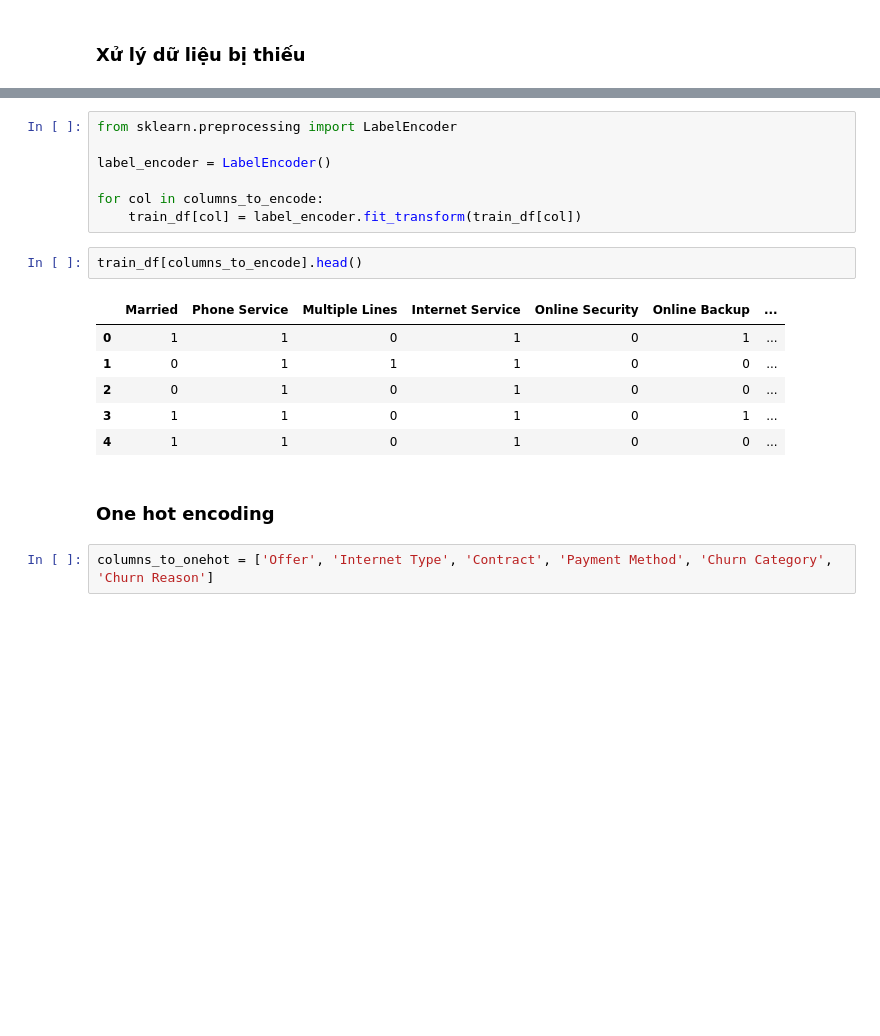
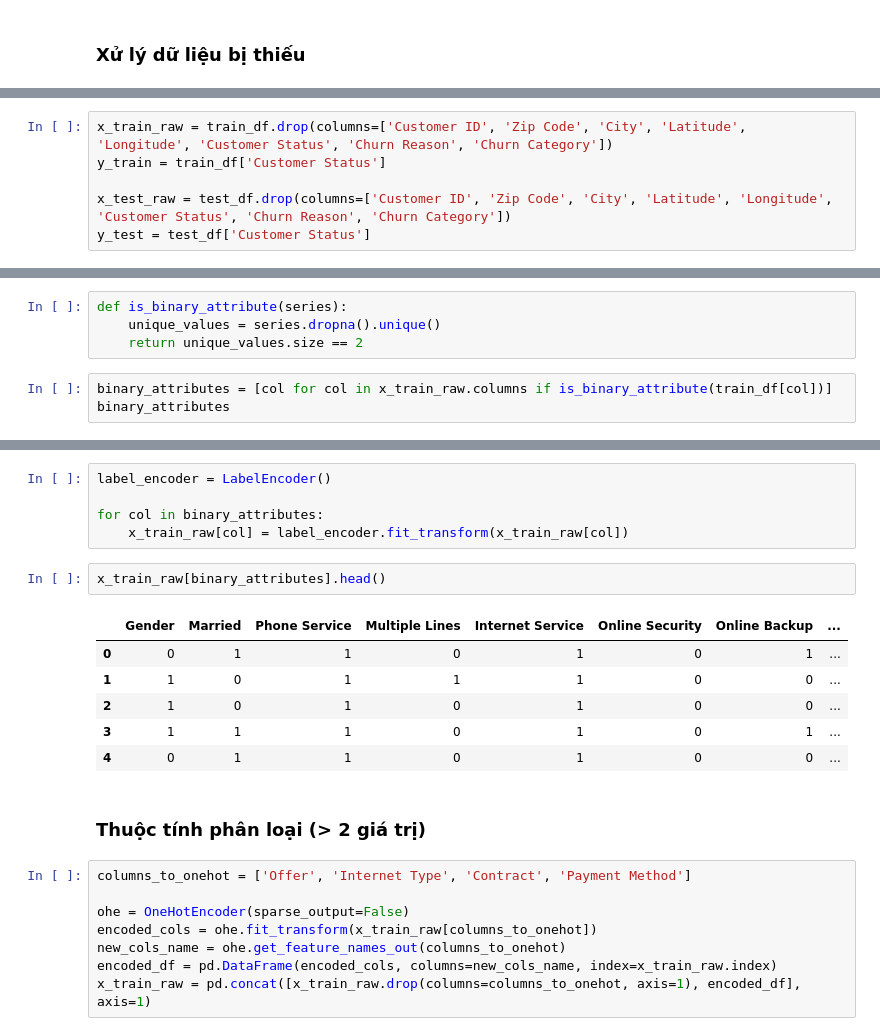
Before and after one commit to cognaiger9/DataMining, a Jupyter notebook: project.ipynb, the cells around one changed output, grey strips where cells are left out. Cells and saved outputs as stored; diff of their text form; blank space fills up the shorter version.

Commit message:
preprocessing data

```diff
--- a/project.ipynb
+++ b/project.ipynb
@@ -413,0 +278,6 @@ columns_to_encode
+# %%
+x_train_raw = train_df.drop(columns=['Customer ID', 'Zip Code', 'City', 'Latitude', 'Longitude', 'Customer Status', 'Churn Reason', 'Churn Category'])
+y_train = train_df['Customer Status']
+
+x_test_raw = test_df.drop(columns=['Customer ID', 'Zip Code', 'City', 'Latitude', 'Longitude', 'Customer Status', 'Churn Reason', 'Churn Category'])
+y_test = test_df['Customer Status']
@@ -415,0 +313,7 @@ columns_to_encode
+# %%
+def is_binary_attribute(series):
+    unique_values = series.dropna().unique()
+    return unique_values.size == 2
+# %%
+binary_attributes = [col for col in x_train_raw.columns if is_binary_attribute(train_df[col])]
+binary_attributes
@@ -416,20 +335,24 @@ columns_to_encode
 # %%
-from sklearn.preprocessing import LabelEncoder
-
 label_encoder = LabelEncoder()
 
-for col in columns_to_encode:
-    train_df[col] = label_encoder.fit_transform(train_df[col])
+for col in binary_attributes:
+    x_train_raw[col] = label_encoder.fit_transform(x_train_raw[col])
 # %%
-train_df[columns_to_encode].head()
+x_train_raw[binary_attributes].head()
 # %% [output]
-|  | Married | Phone Service | Multiple Lines | Internet Service | Online Security | Online Backup | ... |
-| 0 | 1 | 1 | 0 | 1 | 0 | 1 | ... |
-| 1 | 0 | 1 | 1 | 1 | 0 | 0 | ... |
-| 2 | 0 | 1 | 0 | 1 | 0 | 0 | ... |
-| 3 | 1 | 1 | 0 | 1 | 0 | 1 | ... |
-| 4 | 1 | 1 | 0 | 1 | 0 | 0 | ... |
+|  | Gender | Married | Phone Service | Multiple Lines | Internet Service | Online Security | Online Backup | ... |
+| 0 | 0 | 1 | 1 | 0 | 1 | 0 | 1 | ... |
+| 1 | 1 | 0 | 1 | 1 | 1 | 0 | 0 | ... |
+| 2 | 1 | 0 | 1 | 0 | 1 | 0 | 0 | ... |
+| 3 | 1 | 1 | 1 | 0 | 1 | 0 | 1 | ... |
+| 4 | 0 | 1 | 1 | 0 | 1 | 0 | 0 | ... |
 # %% [markdown]
-### One hot encoding
+### Thuộc tính phân loại (> 2 giá trị)
 # %%
-columns_to_onehot = ['Offer', 'Internet Type', 'Contract', 'Payment Method', 'Churn Category', 'Churn Reason']
+columns_to_onehot = ['Offer', 'Internet Type', 'Contract', 'Payment Method']
+
+ohe = OneHotEncoder(sparse_output=False)
+encoded_cols = ohe.fit_transform(x_train_raw[columns_to_onehot])
+new_cols_name = ohe.get_feature_names_out(columns_to_onehot)
+encoded_df = pd.DataFrame(encoded_cols, columns=new_cols_name, index=x_train_raw.index)
+x_train_raw = pd.concat([x_train_raw.drop(columns=columns_to_onehot, axis=1), encoded_df], axis=1)
```
Also changed, not shown: parts of 34 cells of this notebook.
